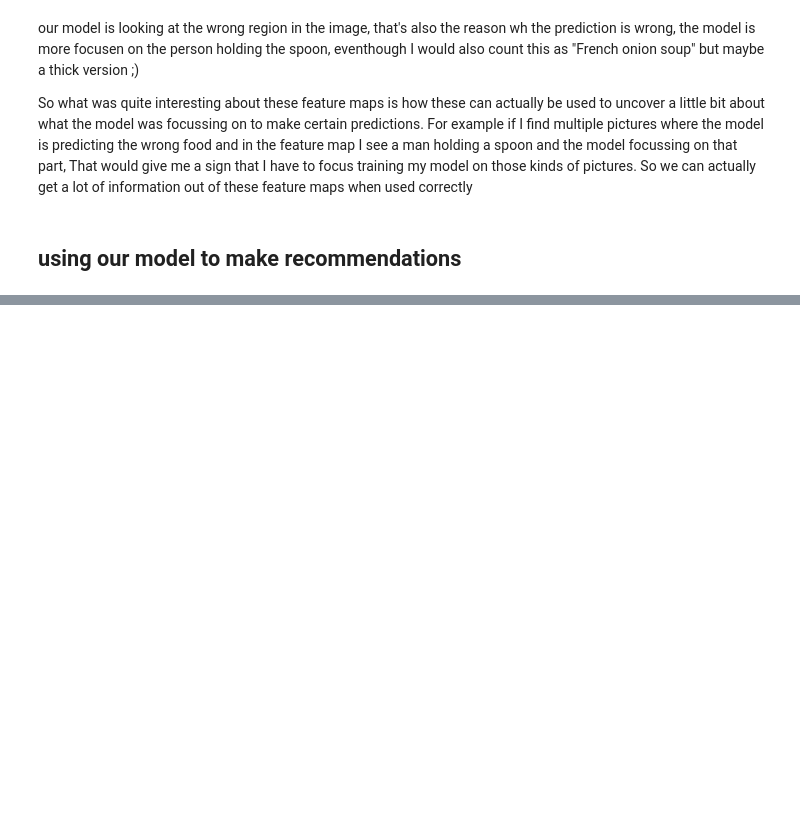
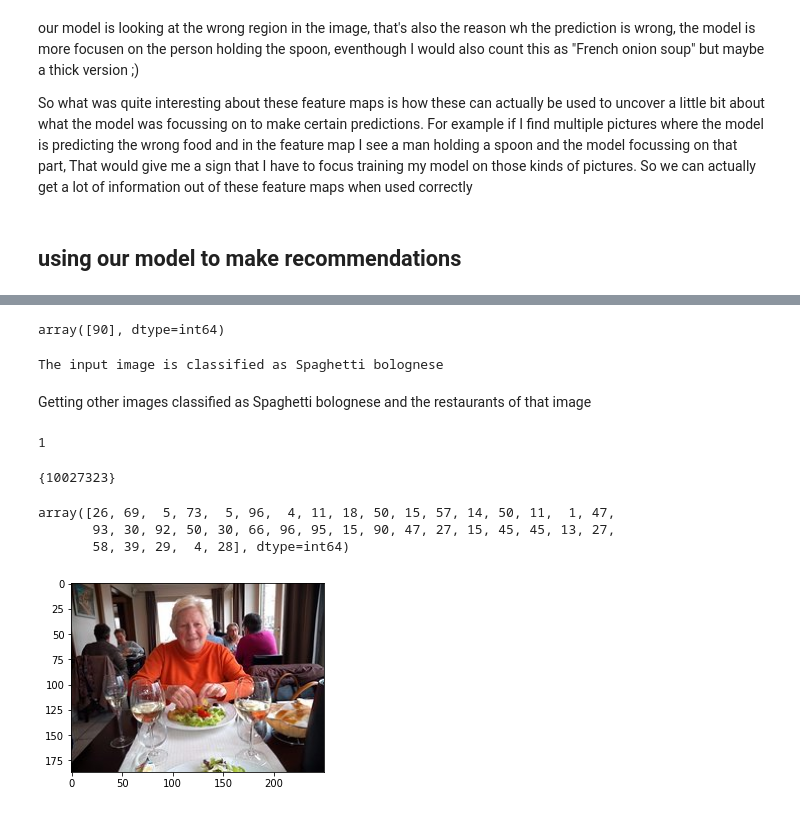
Before and after one commit to hikmatelhaj/machine-learning-project, a Jupyter notebook: sprint3/transfer-learning-different-configurations.ipynb, the cells around one changed output, grey strips where cells are left out. Saved outputs shown, nothing was run; the diff lists cells and outputs as text; code cells hidden in the pictures; blank space fills up the shorter version.

```diff
--- a/sprint3/transfer-learning-different-configurations.ipynb
+++ b/sprint3/transfer-learning-different-configurations.ipynb
@@ -1094,0 +1137,6 @@ preds=np.argmax(preds,axis=1)
+# %%
+img = PILImage.create('../pasta.png')
+img_resized = img.resize((img_height,img_width))
+img_resized = np.array(img_resized)
+img_resized_model = img_resized.reshape(1, img_height, img_width, 3)
+img_resized_model.shape
@@ -1094,0 +1149,44 @@ preds=np.argmax(preds,axis=1)
+# %%
+pred_image=np.argmax(pred_image,axis=1)
+pred_image
+# %% [output]
+array([90], dtype=int64)
+# %%
+print("The input image is classified as", class_names[pred_image[0]])
+# %% [output]
+The input image is classified as Spaghetti bolognese
+# %% [markdown]
+Getting other images classified as Spaghetti bolognese and the restaurants of that image
+# %%
+image_files=os.listdir(img_folder)
+indices = np.where(preds == pred_image)[0]
+print(len(indices))
+file_names = [image_files[i] for i in list(indices)]
+unique_restaurants = set()
+for file in file_names:
+    unique_restaurants.add(int(file.split("_")[0]))
+unique_restaurants
+# %% [output]
+1
+{10027323}
+# %%
+preds
+# %% [output]
+array([26, 69,  5, 73,  5, 96,  4, 11, 18, 50, 15, 57, 14, 50, 11,  1, 47,
+       93, 30, 92, 50, 30, 66, 96, 95, 15, 90, 47, 27, 15, 45, 45, 13, 27,
+       58, 39, 29,  4, 28], dtype=int64)
+# %%
+import matplotlib.pyplot as plt
+fig=plt.figure(figsize=(10,15))
+
+for i in range(0,len(file_names)):
+    if i > 10:
+        break
+    plt.subplot(5,2,i+1)
+    img = PILImage.create(img_folder + '/' + file_names[i])
+    # restaurant name get be obtained in file_names[i]
+    plt.imshow(img)
+fig.tight_layout()
+plt.show()
+# %% [output]
+[figure, added]
```
Also changed, not shown: parts of 15 cells of this notebook.
